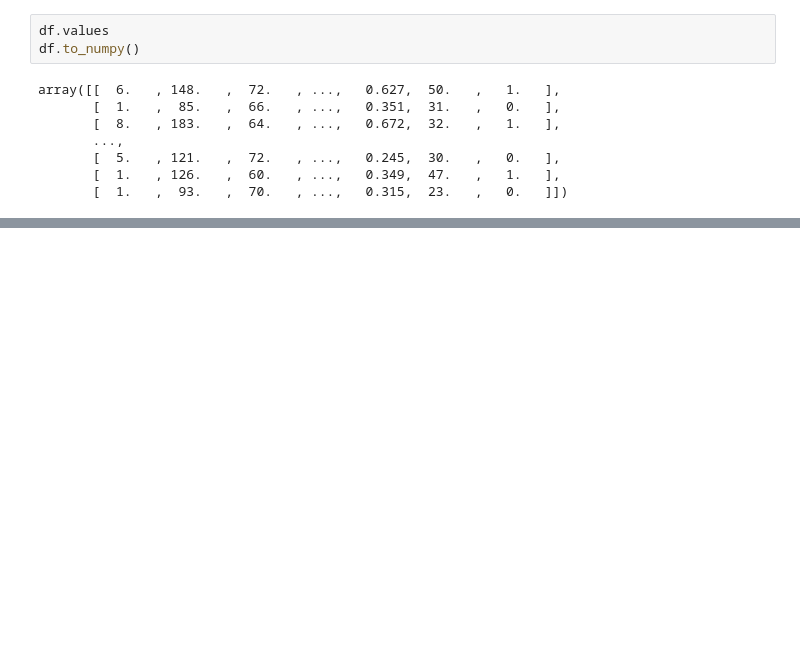
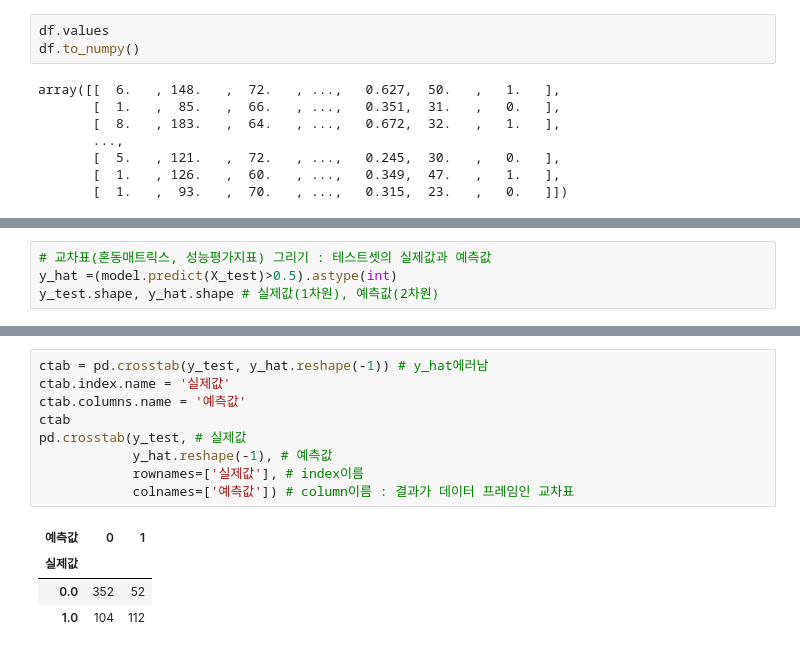
Before and after one commit to hjinyoo/ai, a Jupyter notebook: source/05_DeepLearning/06_피마인디언당뇨병발병예측(로지스틱회귀분석,분류분석).ipynb, the cells around one changed output, grey strips where cells are left out. Saved outputs shown, nothing was run; the diff lists cells and outputs as text; blank space fills up the shorter version.

```diff
--- a/source/05_DeepLearning/06_피마인디언당뇨병발병예측(로지스틱회귀분석,분류분석).ipynb
+++ b/source/05_DeepLearning/06_피마인디언당뇨병발병예측(로지스틱회귀분석,분류분석).ipynb
@@ -112,0 +208,4 @@ datasheet.shape
+# %%
+# 교차표(혼동매트릭스, 성능평가지표) 그리기 : 테스트셋의 실제값과 예측값
+y_hat =(model.predict(X_test)>0.5).astype(int)
+y_test.shape, y_hat.shape # 실제값(1차원), 예측값(2차원)
@@ -112,0 +236,14 @@ datasheet.shape
+# %%
+ctab = pd.crosstab(y_test, y_hat.reshape(-1)) # y_hat에러남
+ctab.index.name = '실제값'
+ctab.columns.name = '예측값'
+ctab
+pd.crosstab(y_test, # 실제값
+            y_hat.reshape(-1), # 예측값
+            rownames=['실제값'], # index이름
+            colnames=['예측값']) # column이름 : 결과가 데이터 프레임인 교차표
+# %% [output]
+| 예측값 | 0 | 1 |
+| 실제값 |  |  |
+| 0.0 | 352 | 52 |
+| 1.0 | 104 | 112 |
```
Also changed, not shown: parts of 45 cells of this notebook, 4 other files.
